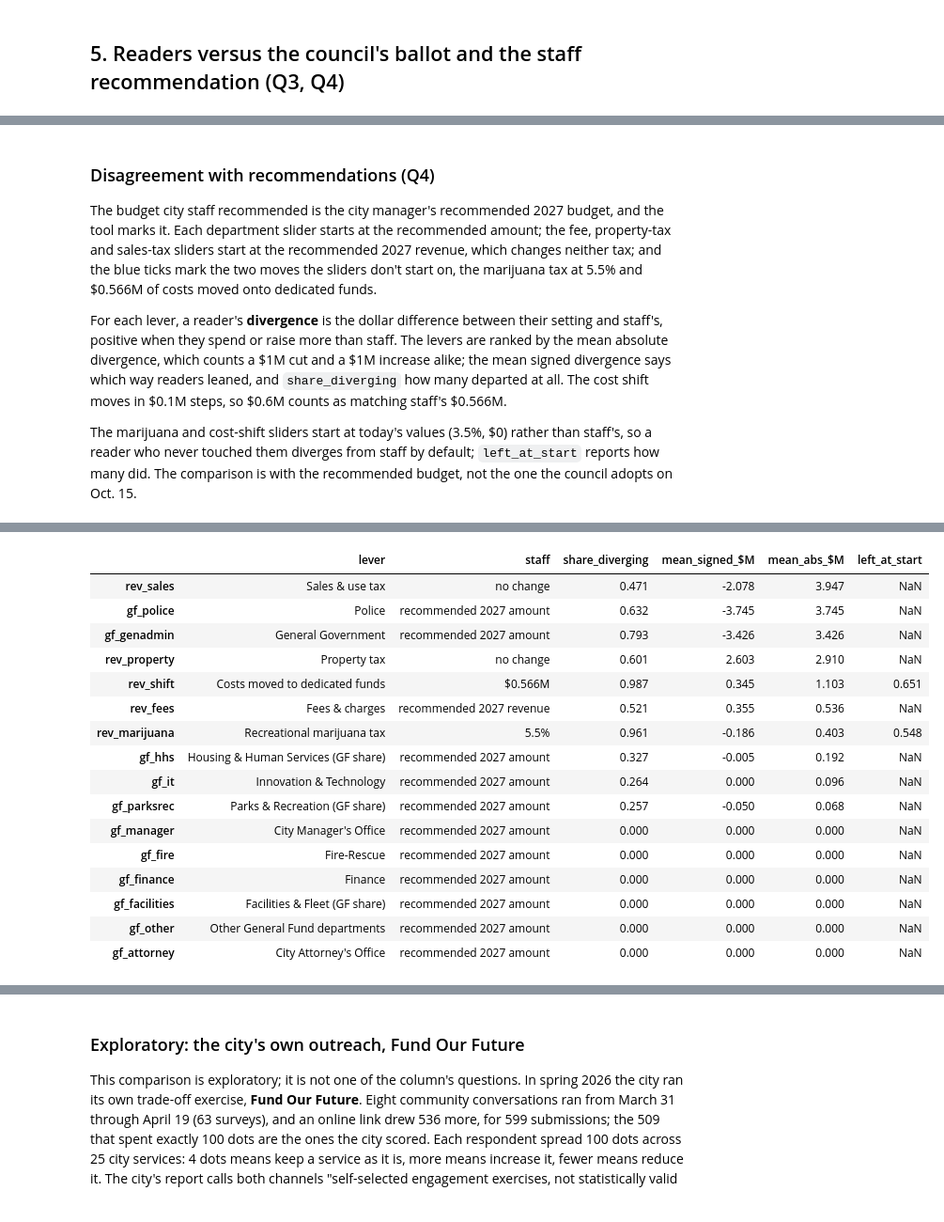
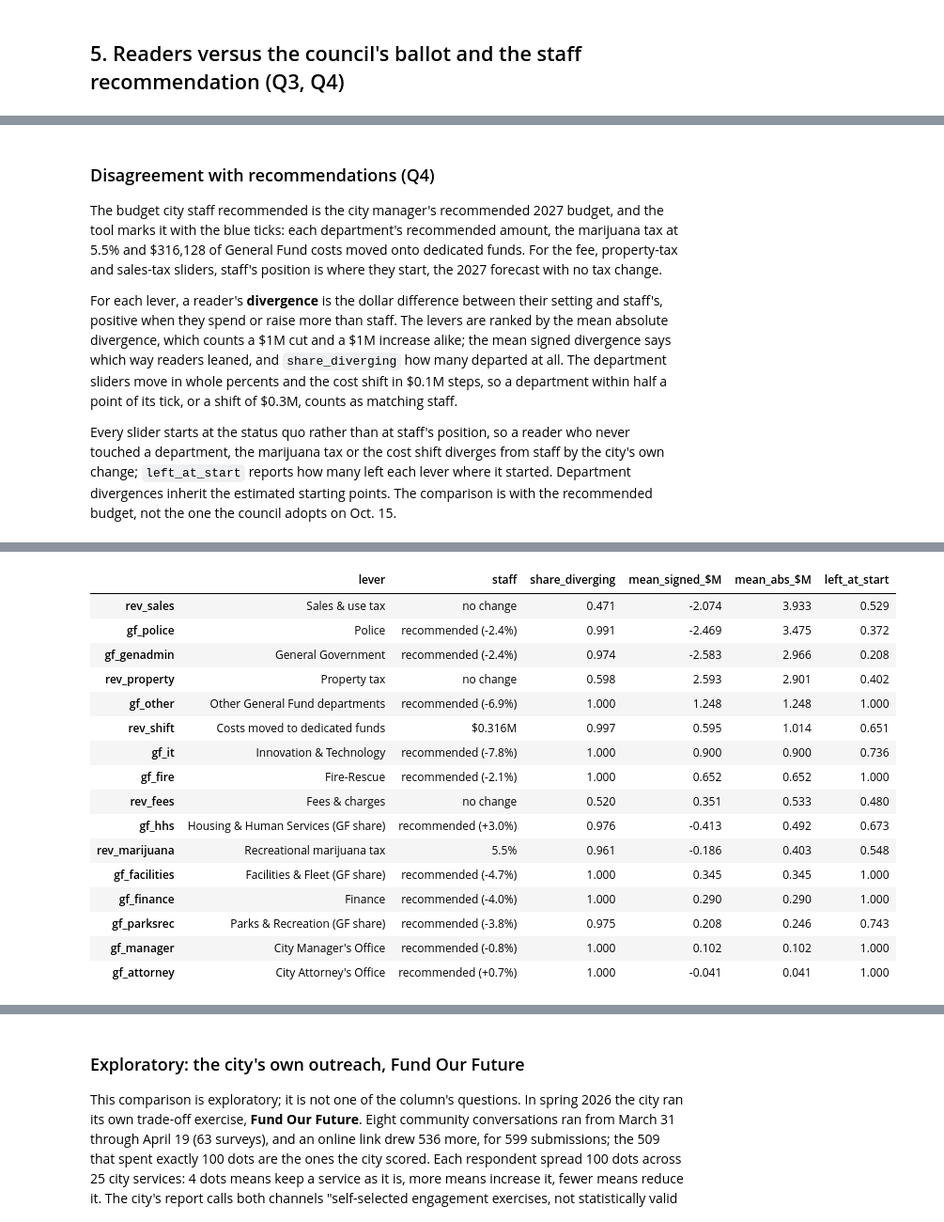
Before and after one commit to brianckeegan/charting-boulder, a Jupyter notebook: 2026-11-budget-tool/budget-survey-analysis.ipynb, the cells around one changed output, grey strips where cells are left out. Shown at 94% size. Saved outputs shown, nothing was run; the diff lists cells and outputs as text; code cells hidden in the pictures.

```diff
--- a/2026-11-budget-tool/budget-survey-analysis.ipynb
+++ b/2026-11-budget-tool/budget-survey-analysis.ipynb
@@ -107,13 +107,19 @@ The blue "proposed" ticks come from the same numbers. Each department's tick is
 # %%
-# From embed/src/boulder-budget-widget.jsx (payload v5), as of Sept. 29, 2026.
+# From embed/src/boulder-budget-widget.jsx (payload v5), as of Oct. 1, 2026.
 # Update these if the widget's numbers change, e.g. after the council adopts the budget.
 GAP = 6.3                   # $M, the 2027 General Fund gap
 BALANCE_TOL = 0.05          # the widget submits once the remaining gap is at most $0.05M
 
-# General Fund departments: the recommended 2027 amount and the restated 2026 budget, $M.
-GF_AMOUNT = {'police': 54.246, 'genadmin': 35.612, 'fire': 30.968, 'hhs': 14.007, 'manager': 11.981,
-             'it': 10.680, 'facilities': 7.042, 'finance': 7.024, 'parksrec': 6.634,
-             'attorney': 5.518, 'other': 16.784}
+# General Fund departments, $M: where each slider starts (the estimated status quo),
+# the recommended 2027 amount, General Fund costs the budget moves onto dedicated
+# funds, and the restated 2026 budget.
+GF_AMOUNT = {'police': 55.588, 'genadmin': 36.493, 'fire': 31.800, 'hhs': 13.699, 'manager': 12.083,
+             'it': 11.580, 'facilities': 7.387, 'finance': 7.314, 'parksrec': 6.930,
+             'attorney': 5.477, 'other': 18.032}
+GF_RECOMMENDED = {'police': 54.246, 'genadmin': 35.612, 'fire': 30.968, 'hhs': 14.007, 'manager': 11.981,
+                  'it': 10.680, 'facilities': 7.042, 'finance': 7.024, 'parksrec': 6.634,
+                  'attorney': 5.518, 'other': 16.784}
+GF_MOVED = {'fire': 0.180, 'parksrec': 0.036, 'hhs': 0.100}
 GF_2026 = {'police': 50.204, 'genadmin': 38.436, 'fire': 29.129, 'hhs': 12.962, 'manager': 11.087,
            'it': 10.372, 'facilities': 7.153, 'finance': 6.881, 'parksrec': 6.490,
            'attorney': 5.067, 'other': 16.702}
@@ -127,14 +133,14 @@ FUND_AMOUNT = {'utilities': 136.555, 'transpo': 60.028, 'openspace': 37.423, 'hh
                'parksrec': 30.478, 'facilities': 16.946, 'pds': 16.232, 'manager': 7.448,
                'climate': 6.493, 'fire': 4.082, 'other': 0.705}
 # Revenue: the 2027 General Fund bases ($M) of the percentage sliders, and the marijuana tax.
-REV_BASE = {'fees': 10.973, 'property': 39.459, 'sales': 83.009}
+REV_BASE = {'fees': 10.973, 'property': 39.459, 'sales': 82.597}
 MJ_NOW, MJ_BASE, MJ_PER_POINT, MJ_MAX = 3.5, 1.0, 0.206, 10.0
 SHIFT_MAX = 5.0
 
-# The blue "proposed" ticks.
-CITY_GF_PCT = {k: (GF_AMOUNT[k] / GF_2026[k] - 1) * 100 for k in GF_AMOUNT}   # % change, 2026 -> 2027
+# The blue "proposed" ticks: the recommended budget, measured from each starting point.
+CITY_GF_PCT = {k: ((GF_RECOMMENDED[k] + GF_MOVED.get(k, 0)) / GF_AMOUNT[k] - 1) * 100 for k in GF_AMOUNT}
 CITY_MJ_RATE = 5.5
-CITY_SHIFT = 0.566
+CITY_SHIFT = 0.316
 
 def marijuana_yield(rate):
     """$M change from today's rate, as the widget's revYield computes it."""
@@ -879,33 +885,35 @@ ballot_df.round(3)
 # %% [markdown]
 ### Disagreement with recommendations (Q4)
 
-The budget city staff recommended is the city manager's recommended 2027 budget, and the tool marks it. Each department slider starts at the recommended amount; the fee, property-tax and sales-tax sliders start at the recommended 2027 revenue, which changes neither tax; and the blue ticks mark the two moves the sliders don't start on, the marijuana tax at 5.5% and \$0.566M of costs moved onto dedicated funds.
+The budget city staff recommended is the city manager's recommended 2027 budget, and the tool marks it with the blue ticks: each department's recommended amount, the marijuana tax at 5.5% and \$316,128 of General Fund costs moved onto dedicated funds. For the fee, property-tax and sales-tax sliders, staff's position is where they start, the 2027 forecast with no tax change.
 
-For each lever, a reader's **divergence** is the dollar difference between their setting and staff's, positive when they spend or raise more than staff. The levers are ranked by the mean absolute divergence, which counts a \$1M cut and a \$1M increase alike; the mean signed divergence says which way readers leaned, and `share_diverging` how many departed at all. The cost shift moves in \$0.1M steps, so \$0.6M counts as matching staff's \$0.566M.
+For each lever, a reader's **divergence** is the dollar difference between their setting and staff's, positive when they spend or raise more than staff. The levers are ranked by the mean absolute divergence, which counts a \$1M cut and a \$1M increase alike; the mean signed divergence says which way readers leaned, and `share_diverging` how many departed at all. The department sliders move in whole percents and the cost shift in \$0.1M steps, so a department within half a point of its tick, or a shift of \$0.3M, counts as matching staff.
 
-The marijuana and cost-shift sliders start at today's values (3.5%, \$0) rather than staff's, so a reader who never touched them diverges from staff by default; `left_at_start` reports how many did. The comparison is with the recommended budget, not the one the council adopts on Oct. 15.
+Every slider starts at the status quo rather than at staff's position, so a reader who never touched a department, the marijuana tax or the cost shift diverges from staff by the city's own change; `left_at_start` reports how many left each lever where it started. Department divergences inherit the estimated starting points. The comparison is with the recommended budget, not the one the council adopts on Oct. 15.
 # %%
-STAFF = {c: 0 for c in LEVERS}
-STAFF['rev_marijuana'], STAFF['rev_shift'] = CITY_MJ_RATE, CITY_SHIFT
-STAFF_LABEL = {c: 'recommended 2027 amount' for c in LEVERS if c.startswith('gf_')}
-STAFF_LABEL.update({'rev_fees': 'recommended 2027 revenue', 'rev_property': 'no change', 'rev_sales': 'no change',
-                    'rev_marijuana': '5.5%', 'rev_shift': '$0.566M'})
+# Staff's position on each lever: the blue ticks, and no change for fees and taxes.
+STAFF = {f'gf_{k}': CITY_GF_PCT[k] for k in GF_AMOUNT}
+STAFF.update({'rev_fees': 0, 'rev_property': 0, 'rev_sales': 0, 'rev_marijuana': CITY_MJ_RATE, 'rev_shift': CITY_SHIFT})
+STAFF_LABEL = {f'gf_{k}': f'recommended ({CITY_GF_PCT[k]:+.1f}%)' for k in GF_AMOUNT}
+STAFF_LABEL.update({'rev_fees': 'no change', 'rev_property': 'no change', 'rev_sales': 'no change',
+                    'rev_marijuana': '5.5%', 'rev_shift': '$0.316M'})
+# Matching staff: departments move in whole percents, the cost shift in $0.1M steps.
+TOL = {c: (0.5 if c.startswith('gf_') else 0.05 if c == 'rev_shift' else 0) for c in LEVERS}
 
 # Each reader's divergence from staff, $M (+ = more spending or more revenue than staff).
-div_df = pd.DataFrame({**{f'gf_{k}': responses_df[f'gf_{k}'] / 100 * amt for k, amt in GF_AMOUNT.items()},
+div_df = pd.DataFrame({**{f'gf_{k}': (responses_df[f'gf_{k}'] - STAFF[f'gf_{k}']) / 100 * amt for k, amt in GF_AMOUNT.items()},
                        **{f'rev_{k}': responses_df[f'rev_{k}'] / 100 * base for k, base in REV_BASE.items()}})
 div_df['rev_marijuana'] = marijuana_yield(responses_df['rev_marijuana']) - float(marijuana_yield(CITY_MJ_RATE))
 div_df['rev_shift'] = responses_df['rev_shift'] - CITY_SHIFT
 
-diverging = {c: (responses_df[c] - STAFF[c]).abs() > (0.05 if c == 'rev_shift' else 0) for c in LEVERS}
+diverging = {c: (responses_df[c] - STAFF[c]).abs() > TOL[c] for c in LEVERS}
 q4_div = pd.DataFrame({
     'lever': pd.Series(LEVERS),
     'staff': pd.Series(STAFF_LABEL),
     'share_diverging': pd.Series({c: d.mean() for c, d in diverging.items()}),
     'mean_signed_$M': div_df.mean(),
     'mean_abs_$M': div_df.abs().mean(),
-    'left_at_start': pd.Series({c: (responses_df[c] == START[c]).mean() if c in ('rev_marijuana', 'rev_shift') else np.nan
-                                for c in LEVERS}),
+    'left_at_start': pd.Series({c: (responses_df[c] == START[c]).mean() for c in LEVERS}),
 }).sort_values('mean_abs_$M', ascending=False)
 
 total_div_s = div_df.abs().sum(axis=1)
@@ -924,18 +932,18 @@ Median reader: $12.81M of total divergence across all levers
 |  | lever | staff | share_diverging | mean_signed_$M | mean_abs_$M | left_at_start |
-| rev_sales | Sales & use tax | no change | 0.471 | -2.078 | 3.947 | NaN |
-| gf_police | Police | recommended 2027 amount | 0.632 | -3.745 | 3.745 | NaN |
-| gf_genadmin | General Government | recommended 2027 amount | 0.793 | -3.426 | 3.426 | NaN |
-| rev_property | Property tax | no change | 0.601 | 2.603 | 2.910 | NaN |
-| rev_shift | Costs moved to dedicated funds | $0.566M | 0.987 | 0.345 | 1.103 | 0.651 |
-| rev_fees | Fees & charges | recommended 2027 revenue | 0.521 | 0.355 | 0.536 | NaN |
+| rev_sales | Sales & use tax | no change | 0.471 | -2.074 | 3.933 | 0.529 |
+| gf_police | Police | recommended (-2.4%) | 0.991 | -2.469 | 3.475 | 0.372 |
+| gf_genadmin | General Government | recommended (-2.4%) | 0.974 | -2.583 | 2.966 | 0.208 |
+| rev_property | Property tax | no change | 0.598 | 2.593 | 2.901 | 0.402 |
+| gf_other | Other General Fund departments | recommended (-6.9%) | 1.000 | 1.248 | 1.248 | 1.000 |
+| rev_shift | Costs moved to dedicated funds | $0.316M | 0.997 | 0.595 | 1.014 | 0.651 |
+| gf_it | Innovation & Technology | recommended (-7.8%) | 1.000 | 0.900 | 0.900 | 0.736 |
+| gf_fire | Fire-Rescue | recommended (-2.1%) | 1.000 | 0.652 | 0.652 | 1.000 |
+| rev_fees | Fees & charges | no change | 0.520 | 0.351 | 0.533 | 0.480 |
+| gf_hhs | Housing & Human Services (GF share) | recommended (+3.0%) | 0.976 | -0.413 | 0.492 | 0.673 |
 | rev_marijuana | Recreational marijuana tax | 5.5% | 0.961 | -0.186 | 0.403 | 0.548 |
-| gf_hhs | Housing & Human Services (GF share) | recommended 2027 amount | 0.327 | -0.005 | 0.192 | NaN |
-| gf_it | Innovation & Technology | recommended 2027 amount | 0.264 | 0.000 | 0.096 | NaN |
-| gf_parksrec | Parks & Recreation (GF share) | recommended 2027 amount | 0.257 | -0.050 | 0.068 | NaN |
-| gf_manager | City Manager's Office | recommended 2027 amount | 0.000 | 0.000 | 0.000 | NaN |
-| gf_fire | Fire-Rescue | recommended 2027 amount | 0.000 | 0.000 | 0.000 | NaN |
-| gf_finance | Finance | recommended 2027 amount | 0.000 | 0.000 | 0.000 | NaN |
-| gf_facilities | Facilities & Fleet (GF share) | recommended 2027 amount | 0.000 | 0.000 | 0.000 | NaN |
-| gf_other | Other General Fund departments | recommended 2027 amount | 0.000 | 0.000 | 0.000 | NaN |
-| gf_attorney | City Attorney's Office | recommended 2027 amount | 0.000 | 0.000 | 0.000 | NaN |
+| gf_facilities | Facilities & Fleet (GF share) | recommended (-4.7%) | 1.000 | 0.345 | 0.345 | 1.000 |
+| gf_finance | Finance | recommended (-4.0%) | 1.000 | 0.290 | 0.290 | 1.000 |
+| gf_parksrec | Parks & Recreation (GF share) | recommended (-3.8%) | 0.975 | 0.208 | 0.246 | 0.743 |
+| gf_manager | City Manager's Office | recommended (-0.8%) | 1.000 | 0.102 | 0.102 | 1.000 |
+| gf_attorney | City Attorney's Office | recommended (+0.7%) | 1.000 | -0.041 | 0.041 | 1.000 |
 # %% [markdown]
```
Also changed, not shown: parts of 24 cells of this notebook, 5 other files.
